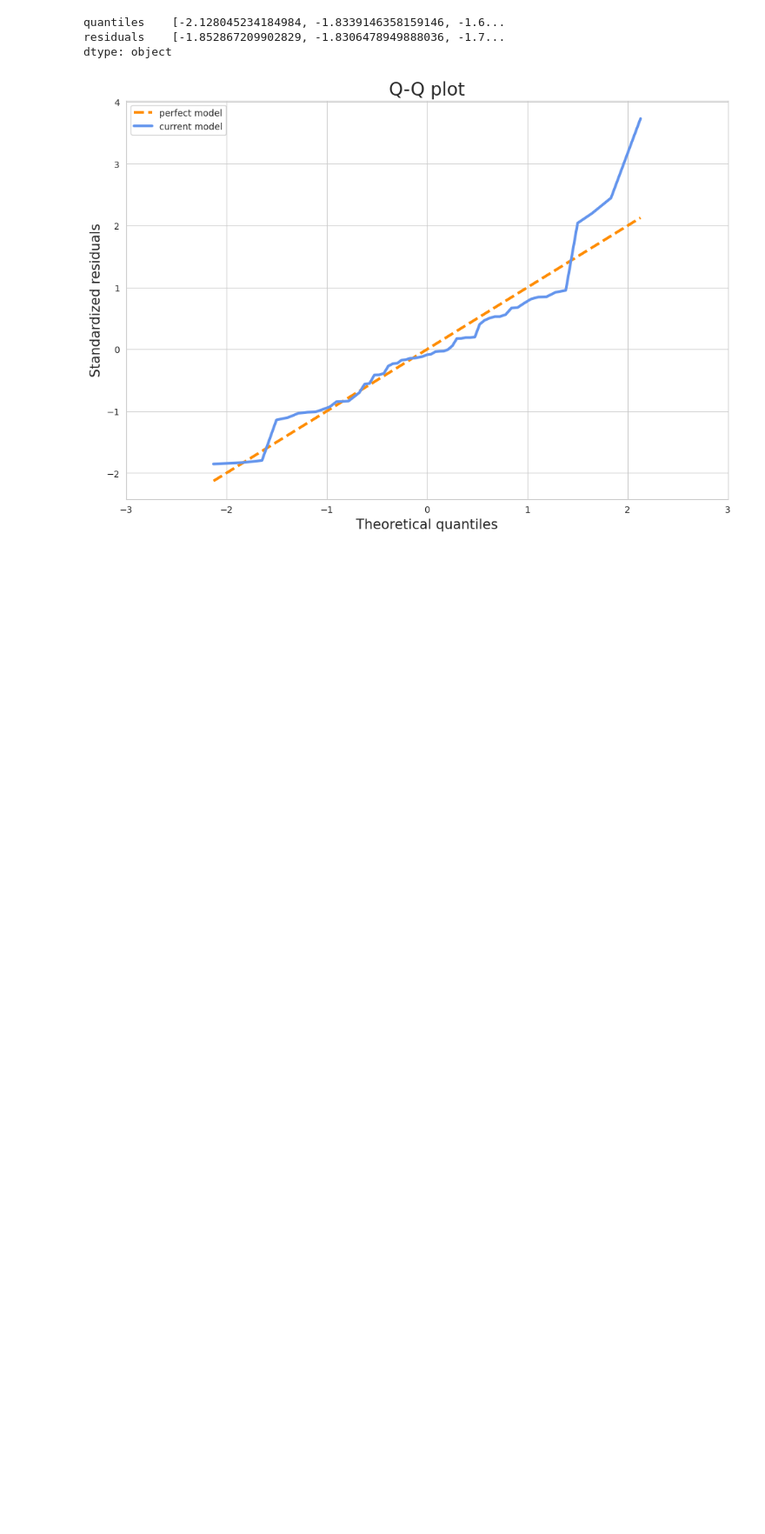
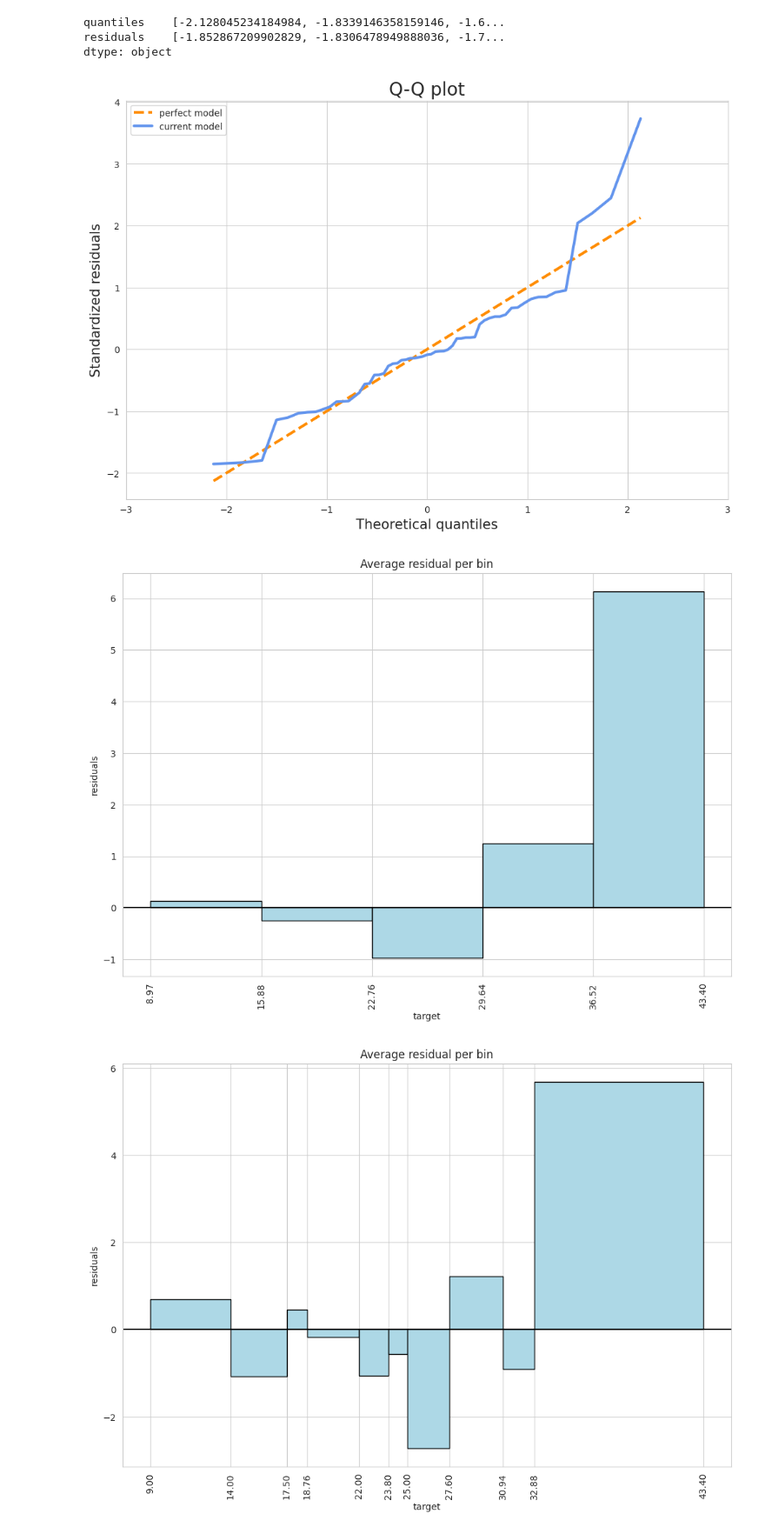
Before and after one commit to PythonPredictions/cobra, a Jupyter notebook: tutorials/tutorial_Cobra_linear_regression.ipynb, the cells around one changed output. Shown at 87% size. Cells and saved outputs as stored; diff of their text form; code cells hidden in the pictures; blank space fills up the shorter version.

Commit message:
feat(examples): add e.g.of new visualization

```diff
--- a/tutorials/tutorial_Cobra_linear_regression.ipynb
+++ b/tutorials/tutorial_Cobra_linear_regression.ipynb
@@ -513,3 +506,9 @@ fig, ax = evaluator.plot_qq()
 fig
 # %% [output]
 [figure]
+# %%
+fig, ax = evaluator.plot_residuals_by_bin()
+fig, ax = evaluator.plot_residuals_by_bin(binning_strat='quantile', nbins=10)
+# %% [output]
+[figure, added]
+[figure, added]
```
Also changed, not shown: parts of 8 cells of this notebook.
